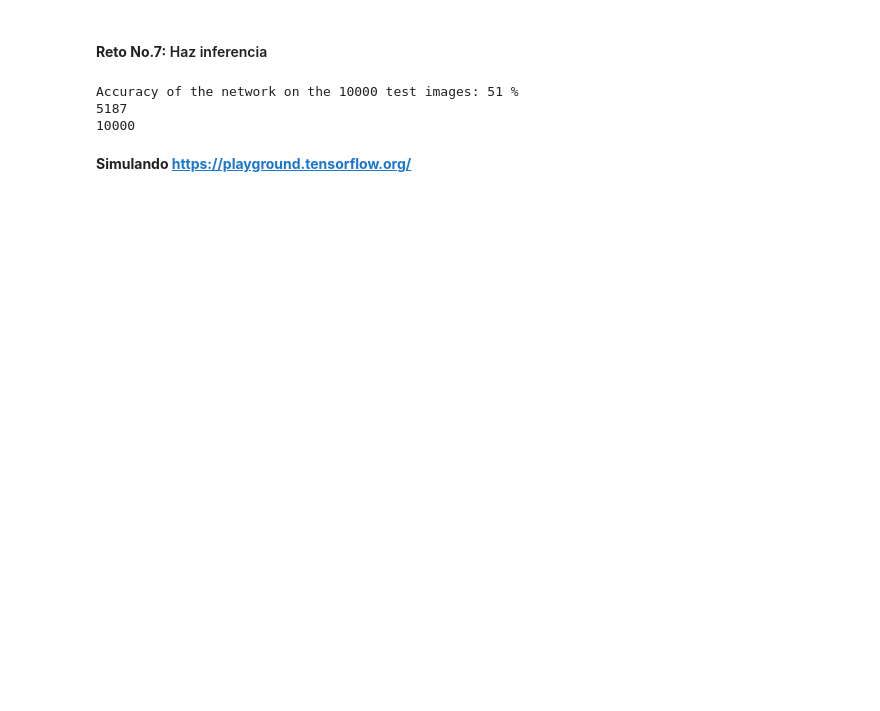
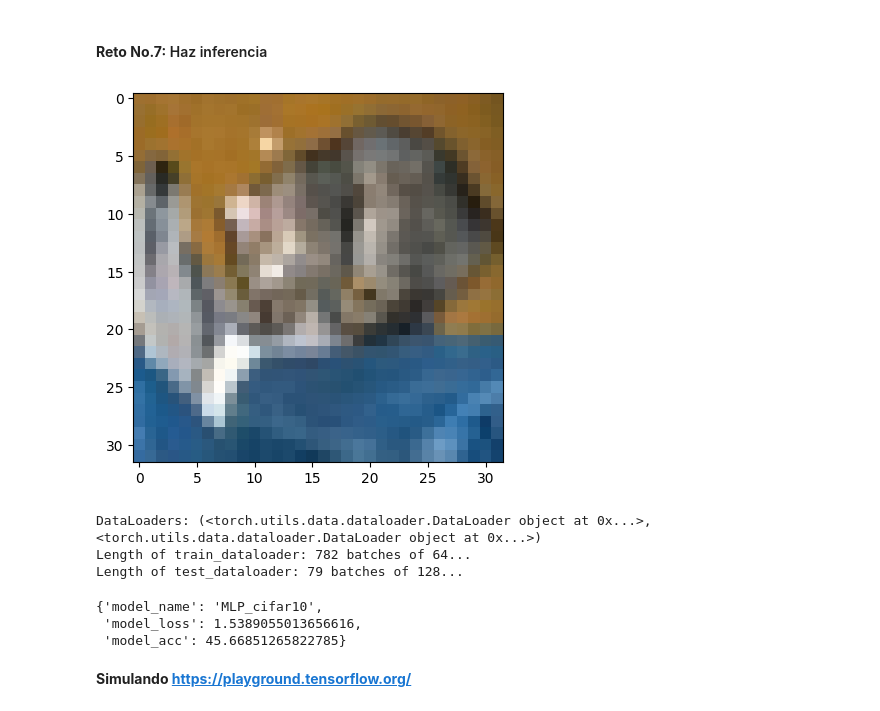
Before and after one commit to Gilberter/Hands-on-Computer-Vision, a Jupyter notebook: sesiones/sesion3/Sesion3_1_DeepLearning.ipynb, the cells around one changed output. Cells and saved outputs as stored; diff of their text form; code cells hidden in the pictures; blank space fills up the shorter version.

```diff
--- a/sesiones/sesion3/Sesion3_1_DeepLearning.ipynb
+++ b/sesiones/sesion3/Sesion3_1_DeepLearning.ipynb
@@ -455,25 +451,2 @@ Epoch [5/5], Average Loss for epoch 5: 1.1674
 # %% [markdown]
 #### <font color="EB9A54"> **Reto No.7:** </font> Haz inferencia
-# %%
-correct = 0
-total = 0
-
-model_cifar10.eval()
-with torch.no_grad():
-  for data in testloader:
-      data = tuple(d.to(device) for d in data)
-      images, labels = data
-      images = images.view(images.size(0), -1)
-
-      outputs_test = model_cifar10(images) # Obten la salida de tu modelo
-      _, predicted = torch.max(outputs_test.data, 1)
-      total += labels.size(0)
-
-      correct += (predicted == labels).sum().item()
-print(f'Accuracy of the network on the 10000 test images: {100 * correct // total} %')
-print(correct)
-print(total)
-# %% [output]
-Accuracy of the network on the 10000 test images: 51 %
-5187
-10000
@@ -480,3 +461,56 @@ Accuracy of the network on the 10000 test images: 51 %
+# %%
+dataiter = iter(testloader)      # Converts the testloader into an iterator -> Gets a batch
+images, labels = next(dataiter)  # Images have size of 128 images 3 Channels RGB, 32X32 size
+
+# Convert from Tensor to Numpy Array for visualization
+
+image = imshow(images[0])
+# Display the image
+plt.imshow(image)
+plt.show()
+# %% [output]
+[figure, added]
+# %%
+## Visualy image classification
+
+# trainloader testloader
+
+train_features_batch, train_labels_batch = next(iter(trainloader))
+train_features_batch.shape, train_labels_batch.shape
+
+print(f"DataLoaders: {trainloader,testloader }")
+print(f"Length of train_dataloader: {len(trainloader)} batches of {trainloader.batch_size}...")
+print(f"Length of test_dataloader: {len(testloader)} batches of {testloader.batch_size}...")
+# %% [output]
+DataLoaders: (<torch.utils.data.dataloader.DataLoader object at 0x...>, <torch.utils.data.dataloader.DataLoader object at 0x...>)
+Length of train_dataloader: 782 batches of 64...
+Length of test_dataloader: 79 batches of 128...
+# %%
+def evaluate_model(model, data_loader):
+    loss,acc = 0,0
+    model.eval()
+    with torch.no_grad():
+      for x_test, y_test in data_loader:
+
+        x_test = x_test.view(x_test.size(0), -1)
+
+        y_logits = model(x_test)
+        y_pred = torch.argmax(y_logits, dim=1)
+
+        loss += loss_fn(y_logits, y_test)
+        acc += accuracy_fn(y_test, y_pred)
+
+    loss /= len(data_loader)
+    acc /= len(data_loader)
+    return {"model_name": model.__class__.__name__,
+            "model_loss": loss.item(),
+            "model_acc": acc}
+model_results = evaluate_model(model_cifar10, testloader)
+model_results
+# %% [output]
+{'model_name': 'MLP_cifar10',
+ 'model_loss': 1.5389055013656616,
+ 'model_acc': 45.66851265822785}
 # %% [markdown]
 **Simulando https://playground.tensorflow.org/**
 # %%
```
Also changed, not shown: parts of 6 cells of this notebook.
